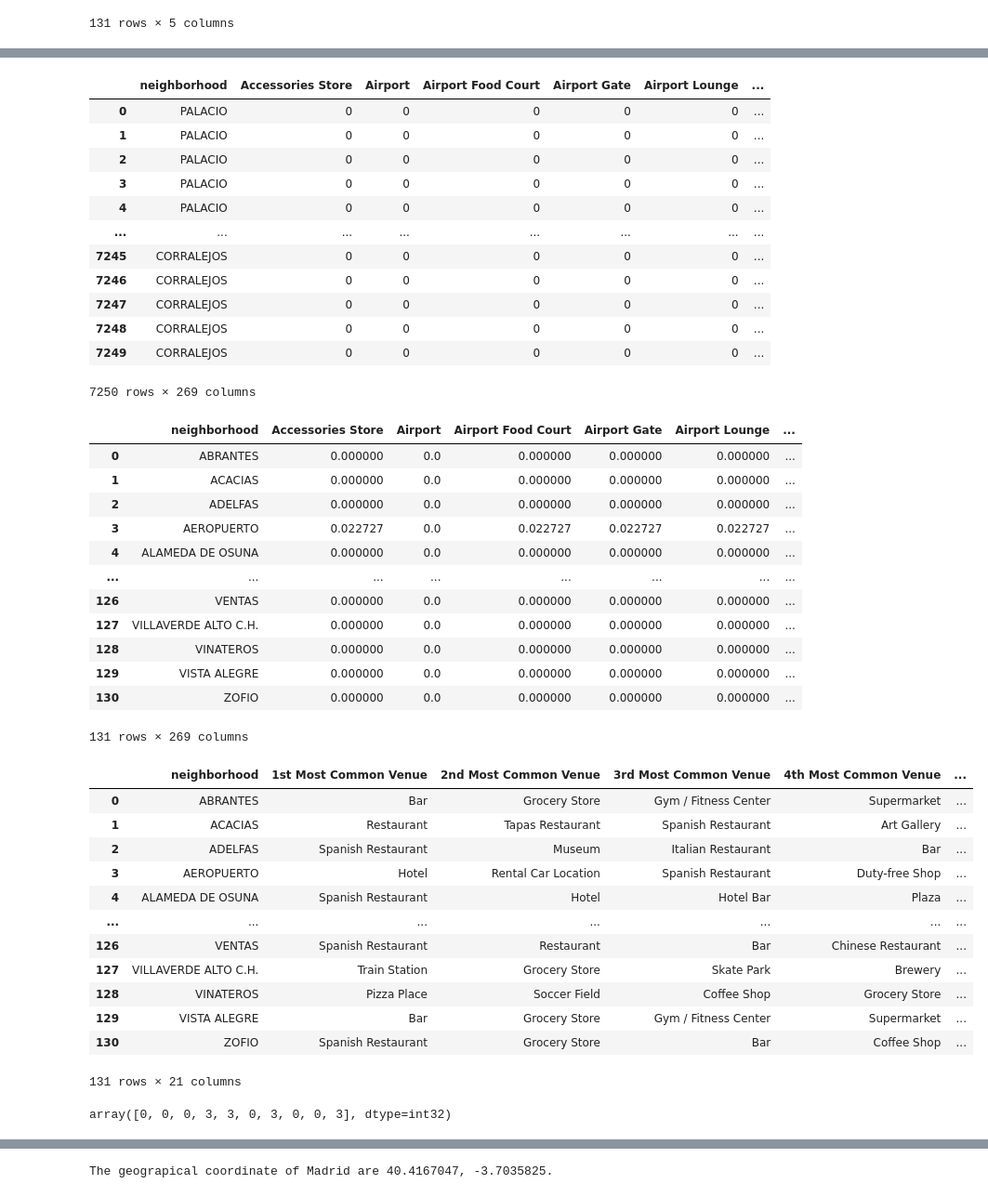
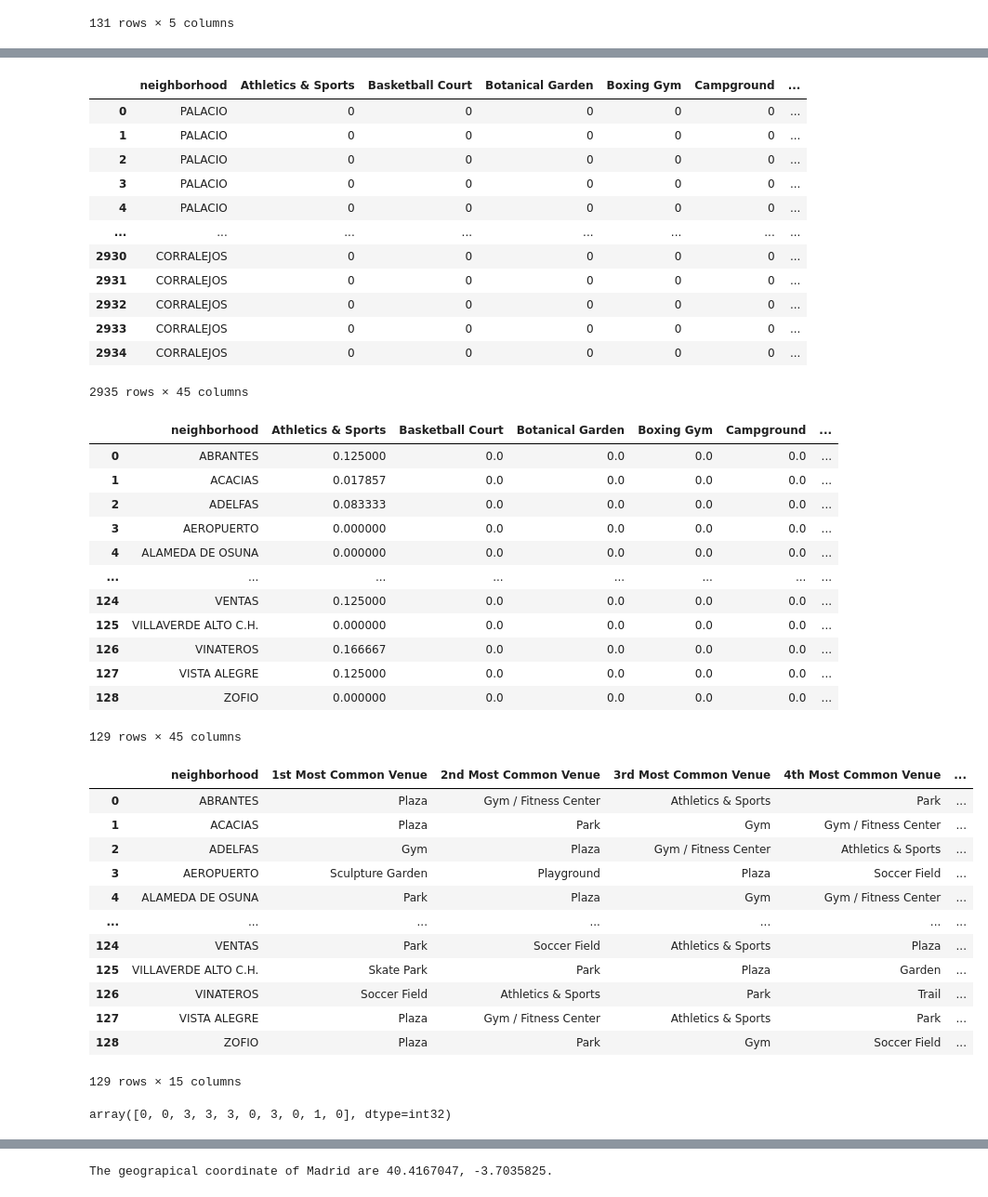
Before and after one commit to Rafa-SP/Battle-of-the-neighborhoods-Madrid, a Jupyter notebook: Battle-of-the-neighborhoods-madrid.ipynb, the cells around one changed output, grey strips where cells are left out. Shown at 93% size. Saved outputs shown, nothing was run; the diff lists cells and outputs as text; code cells hidden in the pictures.

```diff
--- a/Battle-of-the-neighborhoods-madrid.ipynb
+++ b/Battle-of-the-neighborhoods-madrid.ipynb
@@ -171,7 +171,7 @@ def getNearbyVenues(names, latitudes, longitudes):
         print(name)
 
         # create the API request URL
-        url = 'https://api.foursquare.com/v2/venues/explore?&client_id={}&client_secret={}&v={}&ll={},{}&radius={}&limit={}'.format(
+        url = 'https://api.foursquare.com/v2/venues/explore?&client_id={}&client_secret={}&v={}&ll={},{}&radius={}&limit={}&categoryId=4d4b7105d754a06377d81259'.format(
             CLIENT_ID,
             CLIENT_SECRET,
             VERSION,
@@ -288,36 +288,36 @@ madrid_onehot
 madrid_onehot.insert(loc=0, column='neighborhood', value=madrid_venues['neighborhood'] )
 madrid_onehot
 # %% [output]
-|  | neighborhood | Accessories Store | Airport | Airport Food Court | Airport Gate | Airport Lounge | ... |
+|  | neighborhood | Athletics & Sports | Basketball Court | Botanical Garden | Boxing Gym | Campground | ... |
 | 0 | PALACIO | 0 | 0 | 0 | 0 | 0 | ... |
 | 1 | PALACIO | 0 | 0 | 0 | 0 | 0 | ... |
 | 2 | PALACIO | 0 | 0 | 0 | 0 | 0 | ... |
 | 3 | PALACIO | 0 | 0 | 0 | 0 | 0 | ... |
 | 4 | PALACIO | 0 | 0 | 0 | 0 | 0 | ... |
 | ... | ... | ... | ... | ... | ... | ... | ... |
-| 7245 | CORRALEJOS | 0 | 0 | 0 | 0 | 0 | ... |
-| 7246 | CORRALEJOS | 0 | 0 | 0 | 0 | 0 | ... |
-| 7247 | CORRALEJOS | 0 | 0 | 0 | 0 | 0 | ... |
-| 7248 | CORRALEJOS | 0 | 0 | 0 | 0 | 0 | ... |
-| 7249 | CORRALEJOS | 0 | 0 | 0 | 0 | 0 | ... |
+| 2930 | CORRALEJOS | 0 | 0 | 0 | 0 | 0 | ... |
+| 2931 | CORRALEJOS | 0 | 0 | 0 | 0 | 0 | ... |
+| 2932 | CORRALEJOS | 0 | 0 | 0 | 0 | 0 | ... |
+| 2933 | CORRALEJOS | 0 | 0 | 0 | 0 | 0 | ... |
+| 2934 | CORRALEJOS | 0 | 0 | 0 | 0 | 0 | ... |
-7250 rows × 269 columns
+2935 rows × 45 columns
 # %%
 madrid_grouped = madrid_onehot.groupby('neighborhood').mean().reset_index()
-madrid_grouped = pd.drop()
+madrid_grouped
 # %% [output]
-|  | neighborhood | Accessories Store | Airport | Airport Food Court | Airport Gate | Airport Lounge | ... |
-| 0 | ABRANTES | 0.000000 | 0.0 | 0.000000 | 0.000000 | 0.000000 | ... |
-| 1 | ACACIAS | 0.000000 | 0.0 | 0.000000 | 0.000000 | 0.000000 | ... |
-| 2 | ADELFAS | 0.000000 | 0.0 | 0.000000 | 0.000000 | 0.000000 | ... |
-| 3 | AEROPUERTO | 0.022727 | 0.0 | 0.022727 | 0.022727 | 0.022727 | ... |
-| 4 | ALAMEDA DE OSUNA | 0.000000 | 0.0 | 0.000000 | 0.000000 | 0.000000 | ... |
+|  | neighborhood | Athletics & Sports | Basketball Court | Botanical Garden | Boxing Gym | Campground | ... |
+| 0 | ABRANTES | 0.125000 | 0.0 | 0.0 | 0.0 | 0.0 | ... |
+| 1 | ACACIAS | 0.017857 | 0.0 | 0.0 | 0.0 | 0.0 | ... |
+| 2 | ADELFAS | 0.083333 | 0.0 | 0.0 | 0.0 | 0.0 | ... |
+| 3 | AEROPUERTO | 0.000000 | 0.0 | 0.0 | 0.0 | 0.0 | ... |
+| 4 | ALAMEDA DE OSUNA | 0.000000 | 0.0 | 0.0 | 0.0 | 0.0 | ... |
 | ... | ... | ... | ... | ... | ... | ... | ... |
-| 126 | VENTAS | 0.000000 | 0.0 | 0.000000 | 0.000000 | 0.000000 | ... |
-| 127 | VILLAVERDE ALTO C.H. | 0.000000 | 0.0 | 0.000000 | 0.000000 | 0.000000 | ... |
-| 128 | VINATEROS | 0.000000 | 0.0 | 0.000000 | 0.000000 | 0.000000 | ... |
-| 129 | VISTA ALEGRE | 0.000000 | 0.0 | 0.000000 | 0.000000 | 0.000000 | ... |
-| 130 | ZOFIO | 0.000000 | 0.0 | 0.000000 | 0.000000 | 0.000000 | ... |
+| 124 | VENTAS | 0.125000 | 0.0 | 0.0 | 0.0 | 0.0 | ... |
+| 125 | VILLAVERDE ALTO C.H. | 0.000000 | 0.0 | 0.0 | 0.0 | 0.0 | ... |
+| 126 | VINATEROS | 0.166667 | 0.0 | 0.0 | 0.0 | 0.0 | ... |
+| 127 | VISTA ALEGRE | 0.125000 | 0.0 | 0.0 | 0.0 | 0.0 | ... |
+| 128 | ZOFIO | 0.000000 | 0.0 | 0.0 | 0.0 | 0.0 | ... |
-131 rows × 269 columns
+129 rows × 45 columns
 # %%
 #function returning categories for each neighborhood
 def return_most_common_venues(row, num_top_venues):
@@ -327,40 +327,40 @@ def return_most_common_venues(row, num_top_venues):
     return row_categories_sorted.index.values[0:num_top_venues]
 # %%
 # get top ten common venues for each Neighborhood
-num_top_venues = 20
+num_top_venues = 14
 
 indicators = ['st', 'nd', 'rd']
 
 # create columns according to number of top venues
 columns = ['neighborhood']
 for ind in np.arange(num_top_venues):
     try:
         columns.append('{}{} Most Common Venue'.format(ind+1, indicators[ind]))
     except:
         columns.append('{}th Most Common Venue'.format(ind+1))
 
 # create a new dataframe
 neighborhoods_venues_sorted = pd.DataFrame(columns=columns)
 neighborhoods_venues_sorted['neighborhood'] = madrid_grouped['neighborhood']
 
 for ind in np.arange(madrid_grouped.shape[0]):
     neighborhoods_venues_sorted.iloc[ind, 1:] = return_most_common_venues(madrid_grouped.iloc[ind, :], num_top_venues)
 
 neighborhoods_venues_sorted
 # %% [output]
 |  | neighborhood | 1st Most Common Venue | 2nd Most Common Venue | 3rd Most Common Venue | 4th Most Common Venue | ... |
-| 0 | ABRANTES | Bar | Grocery Store | Gym / Fitness Center | Supermarket | ... |
-| 1 | ACACIAS | Restaurant | Tapas Restaurant | Spanish Restaurant | Art Gallery | ... |
-| 2 | ADELFAS | Spanish Restaurant | Museum | Italian Restaurant | Bar | ... |
-| 3 | AEROPUERTO | Hotel | Rental Car Location | Spanish Restaurant | Duty-free Shop | ... |
-| 4 | ALAMEDA DE OSUNA | Spanish Restaurant | Hotel | Hotel Bar | Plaza | ... |
+| 0 | ABRANTES | Plaza | Gym / Fitness Center | Athletics & Sports | Park | ... |
+| 1 | ACACIAS | Plaza | Park | Gym | Gym / Fitness Center | ... |
+| 2 | ADELFAS | Gym | Plaza | Gym / Fitness Center | Athletics & Sports | ... |
+| 3 | AEROPUERTO | Sculpture Garden | Playground | Plaza | Soccer Field | ... |
+| 4 | ALAMEDA DE OSUNA | Park | Plaza | Gym | Gym / Fitness Center | ... |
 | ... | ... | ... | ... | ... | ... | ... |
-| 126 | VENTAS | Spanish Restaurant | Restaurant | Bar | Chinese Restaurant | ... |
-| 127 | VILLAVERDE ALTO C.H. | Train Station | Grocery Store | Skate Park | Brewery | ... |
-| 128 | VINATEROS | Pizza Place | Soccer Field | Coffee Shop | Grocery Store | ... |
-| 129 | VISTA ALEGRE | Bar | Grocery Store | Gym / Fitness Center | Supermarket | ... |
-| 130 | ZOFIO | Spanish Restaurant | Grocery Store | Bar | Coffee Shop | ... |
+| 124 | VENTAS | Park | Soccer Field | Athletics & Sports | Plaza | ... |
+| 125 | VILLAVERDE ALTO C.H. | Skate Park | Park | Plaza | Garden | ... |
+| 126 | VINATEROS | Soccer Field | Athletics & Sports | Park | Trail | ... |
+| 127 | VISTA ALEGRE | Plaza | Gym / Fitness Center | Athletics & Sports | Park | ... |
+| 128 | ZOFIO | Plaza | Park | Gym | Soccer Field | ... |
-131 rows × 21 columns
+129 rows × 15 columns
 # %%
 # Clustering for Neighborhood
 
@@ -375,7 +375,7 @@ kmeans = KMeans(n_clusters=kclusters, random_state=0).fit(madrid_grouped_cluster
 # check cluster labels generated for each row in the dataframe
 kmeans.labels_[0:10]
 # %% [output]
-array([0, 0, 0, 3, 3, 0, 3, 0, 0, 3], dtype=int32)
+array([0, 0, 3, 3, 3, 0, 3, 0, 1, 0], dtype=int32)
 # %%
 # add clustering labels
 neighborhoods_venues_sorted.insert(0, 'Cluster Labels', kmeans.labels_)
```
Also changed, not shown: parts of 17 cells of this notebook, 2 other files.
